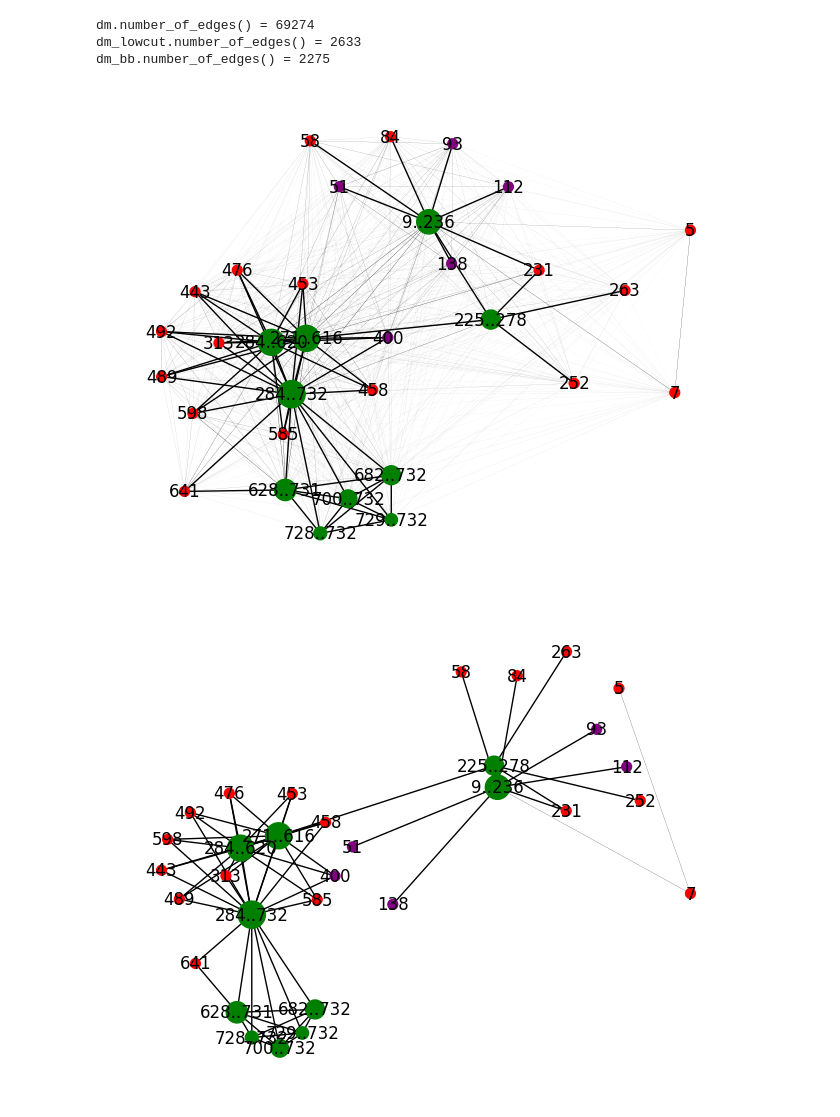
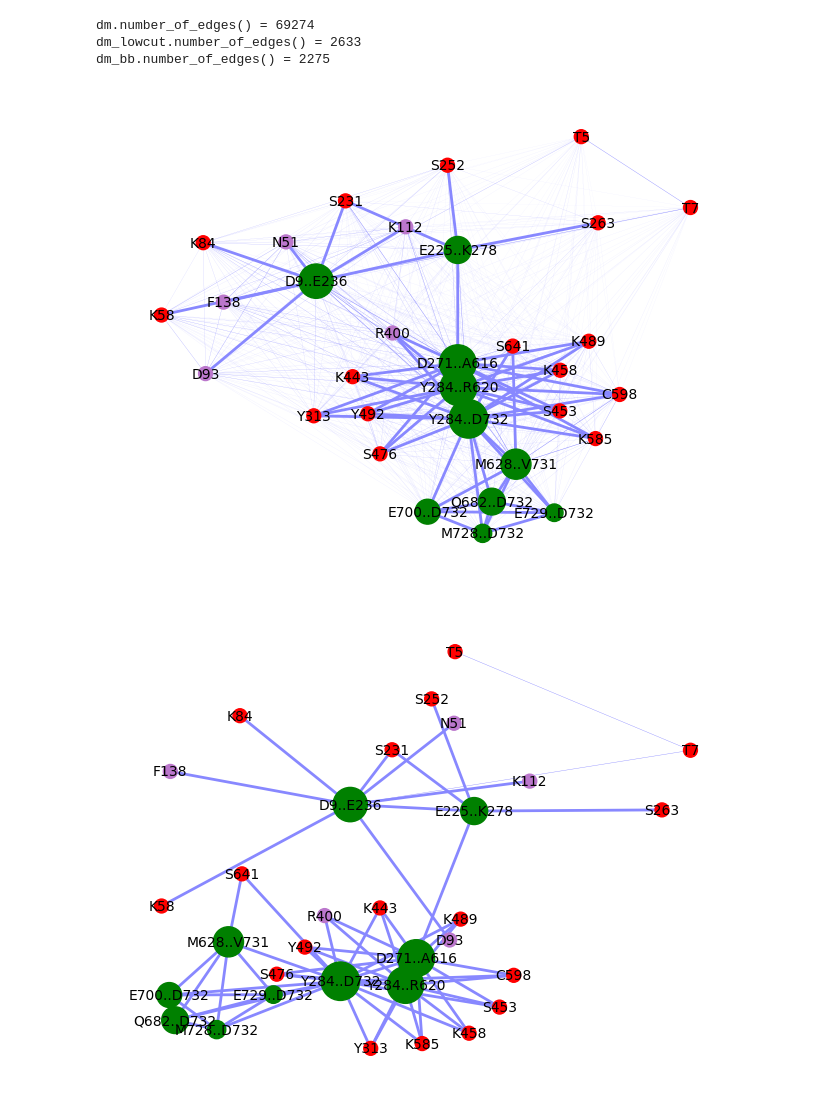
Before and after one commit to PNNL-Predictive-Phenomics/ProCaliper, a Jupyter notebook: examples/network_analysis/network_analysis.ipynb, the cells around one changed output. Cells and saved outputs as stored; diff of their text form; code cells hidden in the pictures.

Commit message:
updated region network labeling and reran demo

```diff
--- a/examples/network_analysis/network_analysis.ipynb
+++ b/examples/network_analysis/network_analysis.ipynb
@@ -214,26 +214,28 @@ reg = pn.regulatory_distance_network(protein)
 # %%
 region_type_colors = {
     "PTM site": "red",
-    "binding site": "purple",
+    "binding site": "#bb77cc",
     "active site": "cyan",
     "annotated region": "green",
 }
 nx.draw(
     reg,
     pos=nx.layout.spring_layout(
         reg,
         weight="proximity",
         k=10,
         iterations=1000,
-        seed=0,
+        seed=42,
     ),
-    node_size=[50 * len(d["residues"]) ** (1 / 3) for _, d in reg.nodes(data=True)],
-    width=[d["proximity"] for _, _, d in reg.edges(data=True)],
+    node_size=[100 * len(d["residues"]) ** (1 / 3) for _, d in reg.nodes(data=True)],
+    width=[2 * d["proximity"] for _, _, d in reg.edges(data=True)],
     labels=nx.get_node_attributes(reg, "label"),
     node_color=[region_type_colors[d["region_type"]] for _, d in reg.nodes(data=True)],
+    edge_color="#8888ff",
+    font_size=10,
 )
 # %% [output]
-[figure, old version]
+[figure, new version]
 # %%
 reg_bb = pn.euclidean_backbone(reg)
 nx.draw(
@@ -243,14 +245,16 @@ nx.draw(
         weight="proximity",
         k=10,
         iterations=1000,
-        seed=0,
+        seed=42,
     ),
-    node_size=[50 * len(d["residues"]) ** (1 / 3) for _, d in reg_bb.nodes(data=True)],
-    width=[d["proximity"] for _, _, d in reg_bb.edges(data=True)],
-    labels=nx.get_node_attributes(reg, "label"),
+    node_size=[100 * len(d["residues"]) ** (1 / 3) for _, d in reg_bb.nodes(data=True)],
+    width=[2 * d["proximity"] for _, _, d in reg_bb.edges(data=True)],
+    labels=nx.get_node_attributes(reg_bb, "label"),
     node_color=[
         region_type_colors[d["region_type"]] for _, d in reg_bb.nodes(data=True)
     ],
+    edge_color="#8888ff",
+    font_size=10,
 )
 # %% [output]
-[figure, old version]
+[figure, new version]
```
Also changed, not shown: 3 other files.
